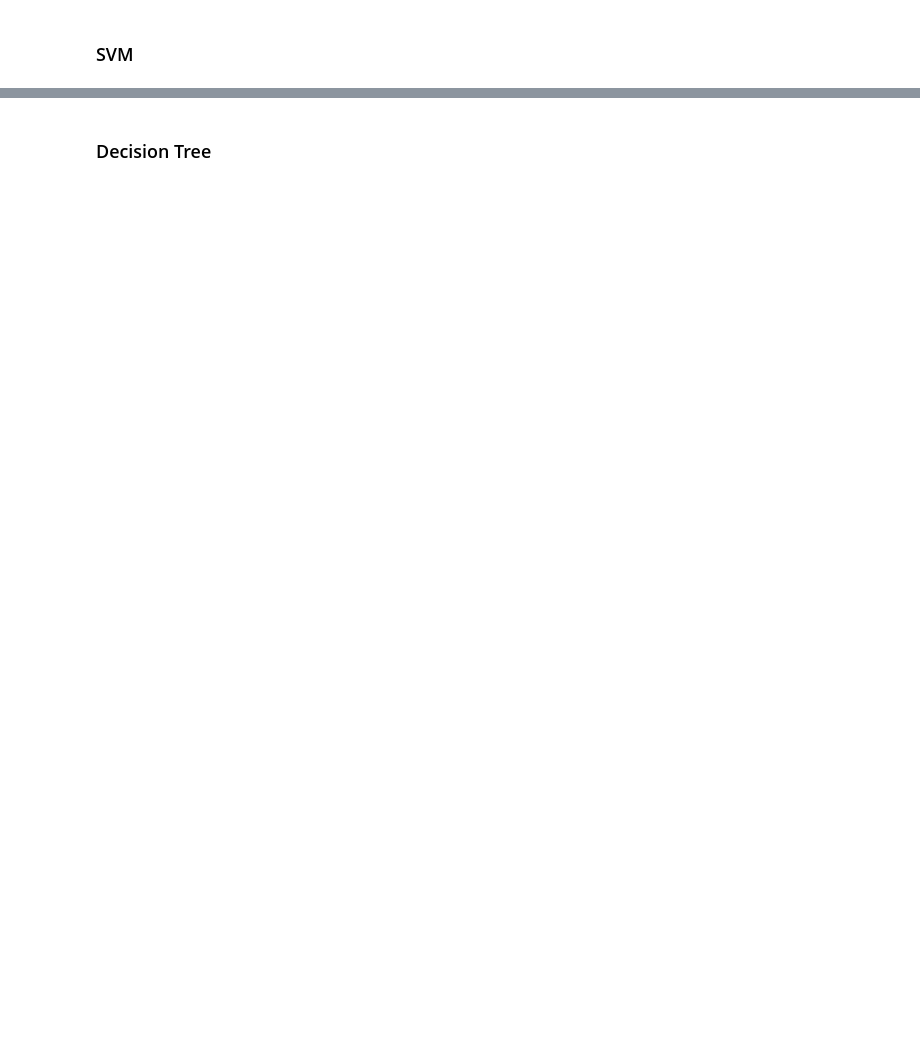
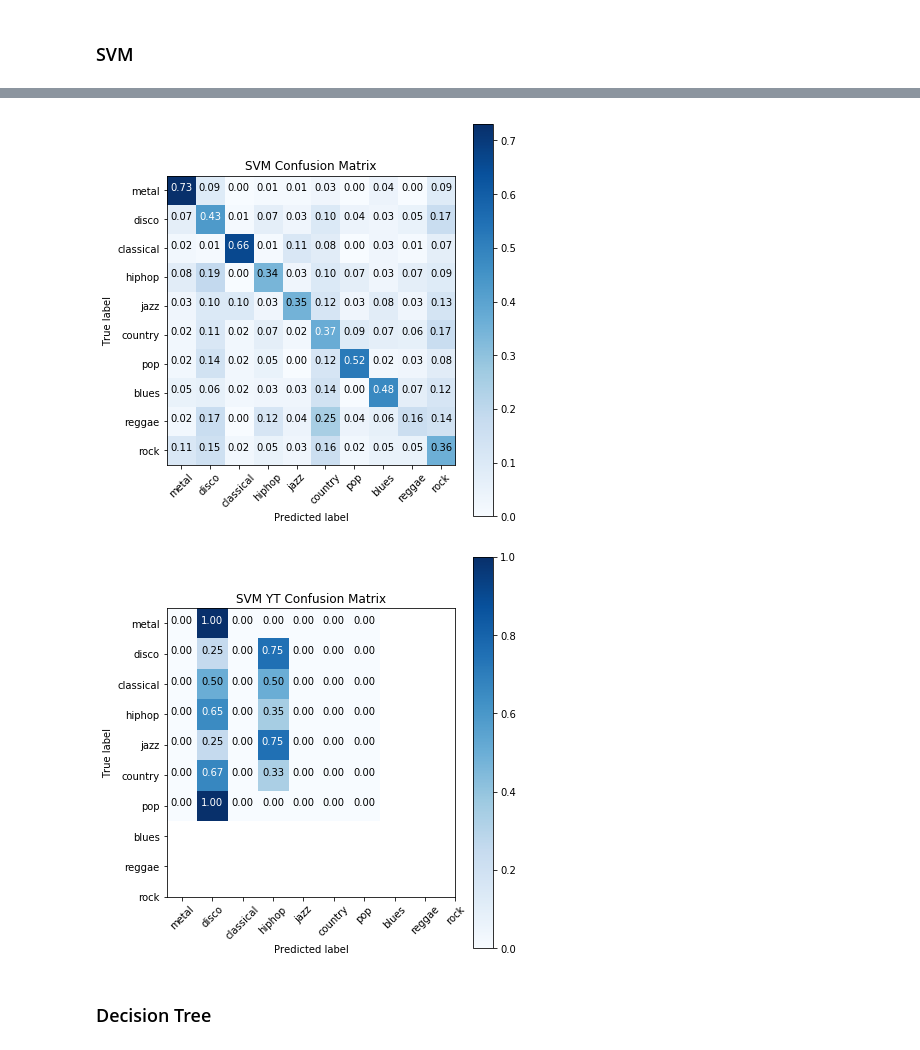
Before and after one commit to GTU-Projects/CSE455_MachineLearning_2018, a Jupyter notebook: Final_MusicClassification/music_classfication.ipynb, the cells around one changed output, grey strips where cells are left out. Saved outputs shown, nothing was run; the diff lists cells and outputs as text; code cells hidden in the pictures; blank space fills up the shorter version.

```diff
--- a/Final_MusicClassification/music_classfication.ipynb
+++ b/Final_MusicClassification/music_classfication.ipynb
@@ -122,6 +217,10 @@ kf = KFold(n_splits=5)
 
 guess = []
 actual = []
+
+yt_guess = []
+yt_actual = []
+
 for trainIndex, testIndex in kf.split(all_input_shuffledData):
     X_train, X_test = all_input_shuffledData[trainIndex], all_input_shuffledData[testIndex]
     y_train, y_test = all_input_shuffledClass[trainIndex], all_input_shuffledClass[testIndex]
@@ -132,5 +231,16 @@ for trainIndex, testIndex in kf.split(all_input_shuffledData):
     actual.extend(y_test)
     guess.extend(svm1.predict(X_test))
 
+    yt_guess.extend(svm1.predict(yt_data))
+    yt_actual.extend(yt_class)
+
+coeff = confusion_matrix(actual, guess)
+plot_confusion_matrix(coeff, classes=[Y_str[i] for i in range(10)], normalize=True,
+                      title='SVM Confusion Matrix')
 print("SVM Score: ", accuracy_score(actual, guess))
+
+coeff = confusion_matrix(yt_guess, yt_actual)
+plot_confusion_matrix(coeff, classes=[Y_str[i] for i in range(10)], normalize=True,
+                      title='SVM YT Confusion Matrix')
+print("SVM Youtube Score: ", accuracy_score(yt_guess, yt_actual))
 # %% [output]
@@ -140,3 +251,5 @@ Wall time: 16.4 s
+[figure, added]
+[figure, added]
 # %% [markdown]
 ### Decision Tree
 # %%
```
Also changed, not shown: parts of 12 cells of this notebook.
